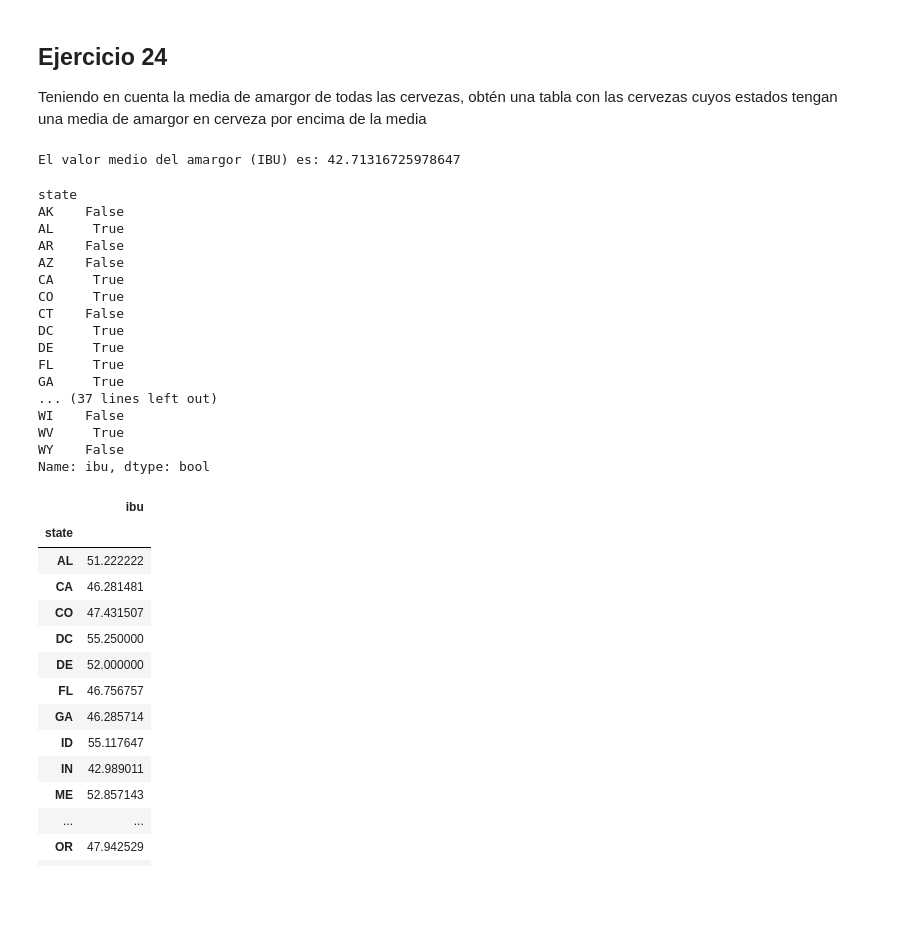
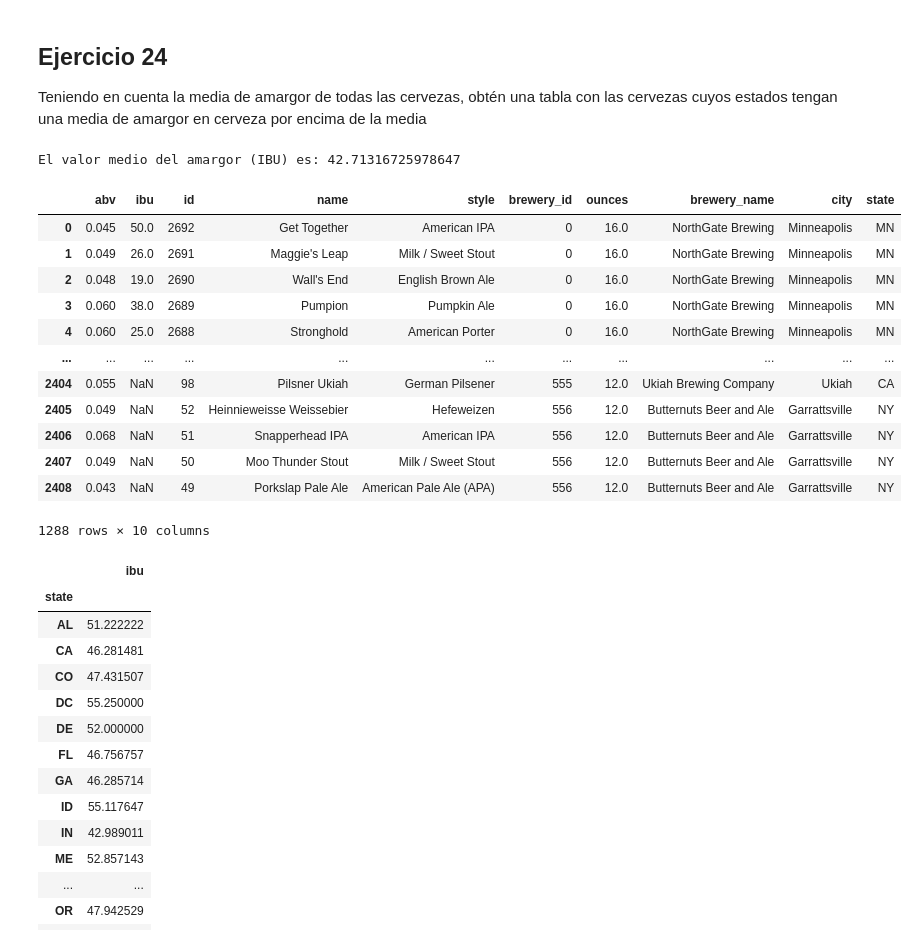
Before and after one commit to jlalonsoredon/2026-02-BILBAO-FT-Data-Science, a Jupyter notebook: 2-Data_Analysis/2-Pandas/Practica/6-Beers/birras_repaso.ipynb, the cells around one changed output. Cells and saved outputs as stored; diff of their text form; code cells hidden in the pictures; blank space fills up the shorter version.

Commit message:
correcciones ejer pandas birras

```diff
--- a/2-Data_Analysis/2-Pandas/Practica/6-Beers/birras_repaso.ipynb
+++ b/2-Data_Analysis/2-Pandas/Practica/6-Beers/birras_repaso.ipynb
@@ -464,27 +514,22 @@ Teniendo en cuenta la media de amargor de todas las cervezas, obtén una tabla c
 # %%
 ibu_mean = birras_merge["ibu"].mean()
 print("El valor medio del amargor (IBU) es:", ibu_mean)
-states_ibu_mean = birras_merge.groupby("state")["ibu"].mean() > ibu_mean
-states_ibu_mean
+birras_merge[birras_merge.groupby("state")["ibu"].transform("mean") > ibu_mean]
 # %% [output]
 El valor medio del amargor (IBU) es: 42.71316725978647
+|  | abv | ibu | id | name | style | brewery_id | ounces | brewery_name | city | state |
+| 0 | 0.045 | 50.0 | 2692 | Get Together | American IPA | 0 | 16.0 | NorthGate Brewing | Minneapolis | MN |
+| 1 | 0.049 | 26.0 | 2691 | Maggie's Leap | Milk / Sweet Stout | 0 | 16.0 | NorthGate Brewing | Minneapolis | MN |
+| 2 | 0.048 | 19.0 | 2690 | Wall's End | English Brown Ale | 0 | 16.0 | NorthGate Brewing | Minneapolis | MN |
+| 3 | 0.060 | 38.0 | 2689 | Pumpion | Pumpkin Ale | 0 | 16.0 | NorthGate Brewing | Minneapolis | MN |
+| 4 | 0.060 | 25.0 | 2688 | Stronghold | American Porter | 0 | 16.0 | NorthGate Brewing | Minneapolis | MN |
+| ... | ... | ... | ... | ... | ... | ... | ... | ... | ... | ... |
+| 2404 | 0.055 | NaN | 98 | Pilsner Ukiah | German Pilsener | 555 | 12.0 | Ukiah Brewing Company | Ukiah | CA |
+| 2405 | 0.049 | NaN | 52 | Heinnieweisse Weissebier | Hefeweizen | 556 | 12.0 | Butternuts Beer and Ale | Garrattsville | NY |
+| 2406 | 0.068 | NaN | 51 | Snapperhead IPA | American IPA | 556 | 12.0 | Butternuts Beer and Ale | Garrattsville | NY |
+| 2407 | 0.049 | NaN | 50 | Moo Thunder Stout | Milk / Sweet Stout | 556 | 12.0 | Butternuts Beer and Ale | Garrattsville | NY |
+| 2408 | 0.043 | NaN | 49 | Porkslap Pale Ale | American Pale Ale (APA) | 556 | 12.0 | Butternuts Beer and Ale | Garrattsville | NY |
-state
-AK    False
-AL     True
-AR    False
-AZ    False
-CA     True
-CO     True
-CT    False
-DC     True
-DE     True
-FL     True
-GA     True
-... (37 lines left out)
-WI    False
-WV     True
-WY    False
-Name: ibu, dtype: bool
+1288 rows × 10 columns
 # %%
 pd.DataFrame(birras_merge[birras_merge["state"].isin(states_ibu_mean[states_ibu_mean].index)].groupby("state")["ibu"].mean())
 # %% [output]
```
Also changed, not shown: parts of 11 cells of this notebook.
